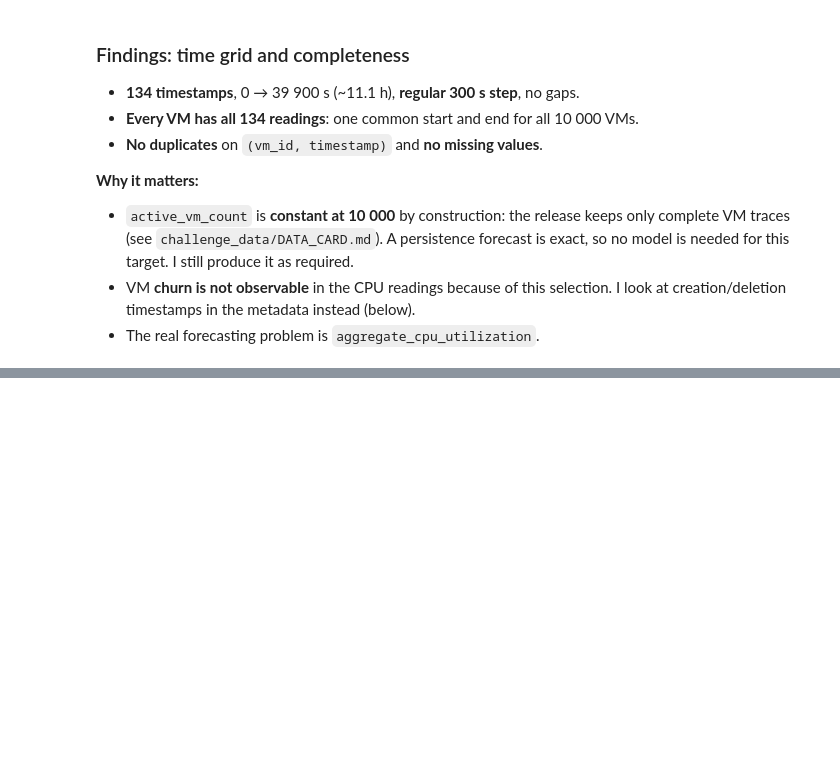
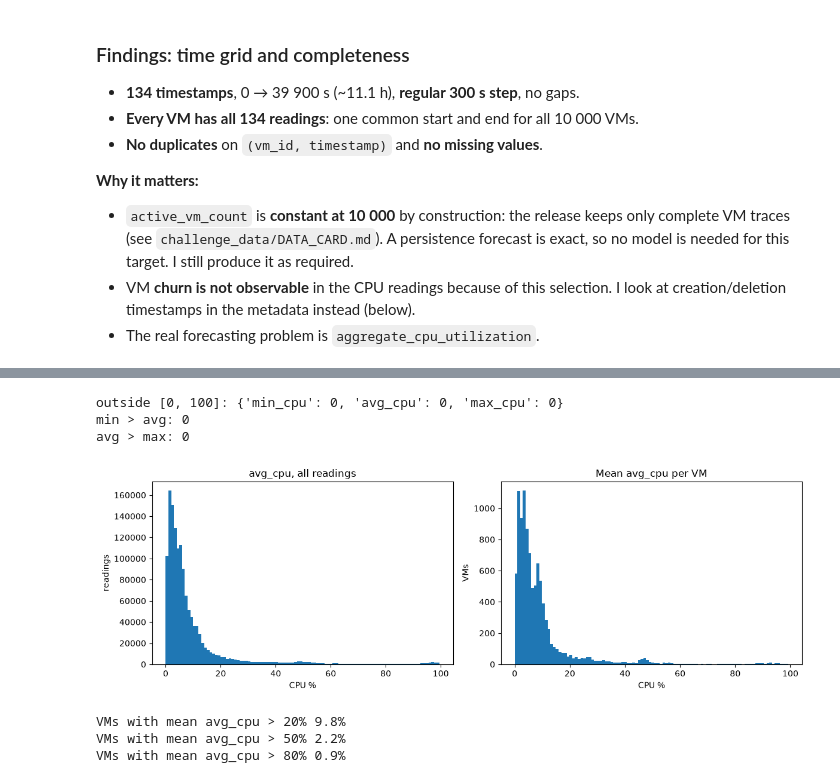
Before and after one commit to Akillot/forecasting-challenge, a Jupyter notebook: notebooks/01_data_audit.ipynb, the cells around one changed output, grey strips where cells are left out. Saved outputs shown, nothing was run; the diff lists cells and outputs as text; code cells hidden in the pictures; blank space fills up the shorter version.

```diff
--- a/notebooks/01_data_audit.ipynb
+++ b/notebooks/01_data_audit.ipynb
@@ -81,0 +97,27 @@ dtype: int64
+# %%
+cols = ["min_cpu", "avg_cpu", "max_cpu"]
+print("outside [0, 100]:", ((cpu[cols] < 0) | (cpu[cols] > 100)).sum().to_dict())
+print("min > avg:", (cpu["min_cpu"] > cpu["avg_cpu"]).sum())
+print("avg > max:", (cpu["avg_cpu"] > cpu["max_cpu"]).sum())
+# %% [output]
+outside [0, 100]: {'min_cpu': 0, 'avg_cpu': 0, 'max_cpu': 0}
+min > avg: 0
+avg > max: 0
+# %%
+vm_mean = cpu.groupby("vm_id")["avg_cpu"].mean()
+fig, axes = plt.subplots(1,2,figsize=(12,4))
+axes[0].hist(cpu["avg_cpu"], bins=100)
+axes[0].set(title="avg_cpu, all readings", xlabel="CPU %", ylabel="readings")
+axes[1].hist(vm_mean, bins=100)
+axes[1].set(title="Mean avg_cpu per VM", xlabel="CPU %", ylabel="VMs")
+plt.tight_layout()
+plt.show()
+# %% [output]
+[figure, added]
+# %%
+for t in [20, 50, 80]:
+    print(f"VMs with mean avg_cpu > {t}% {(vm_mean > t).mean():.1%}")
+# %% [output]
+VMs with mean avg_cpu > 20% 9.8%
+VMs with mean avg_cpu > 50% 2.2%
+VMs with mean avg_cpu > 80% 0.9%
```
Also changed, not shown: parts of 4 cells of this notebook.
